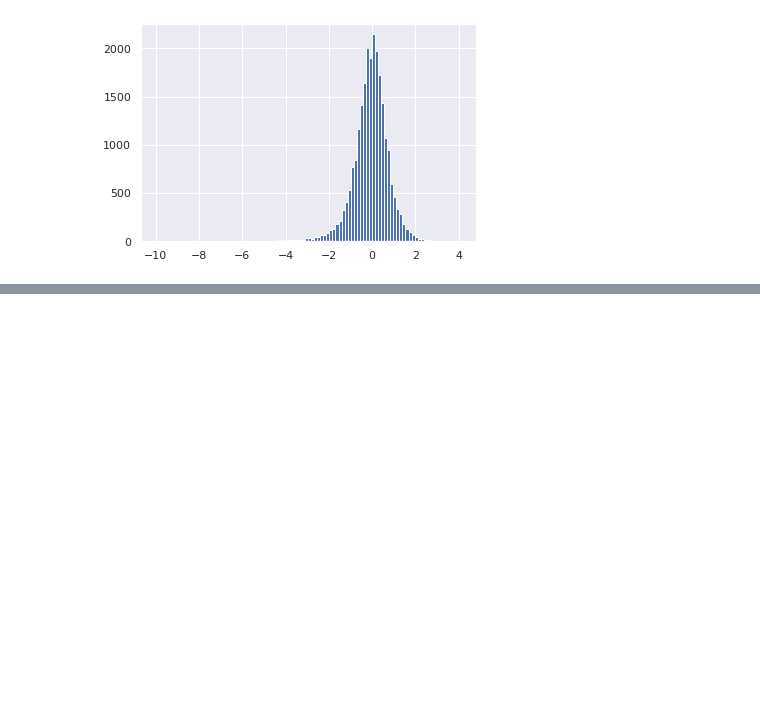
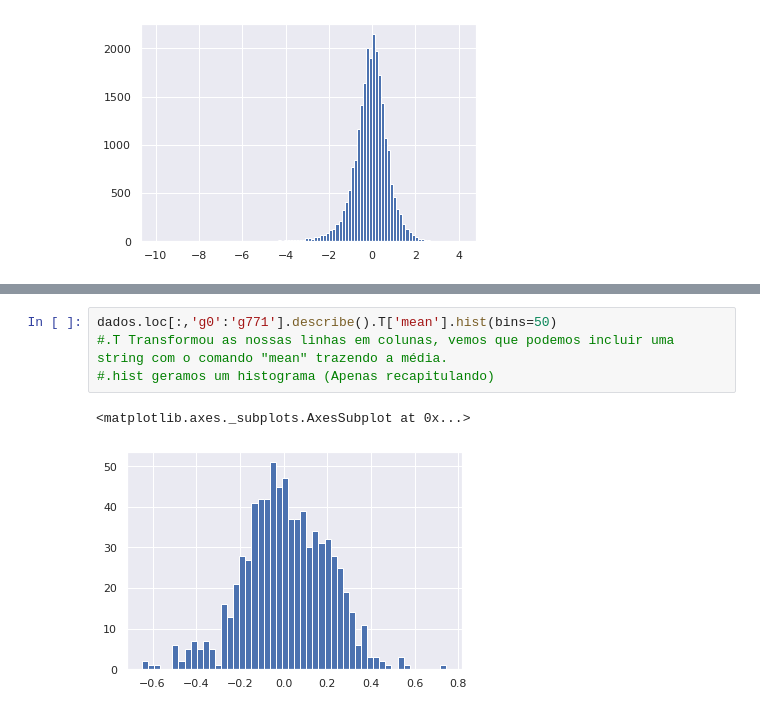
Before and after one commit to Vinicius-CSantos/imersaoAluraDados-, a Jupyter notebook: Imersão3_Aula.ipynb, the cells around one changed output, grey strips where cells are left out. Saved outputs shown, nothing was run; the diff lists cells and outputs as text; blank space fills up the shorter version.

Commit message:
Imersão Alura_Dados: Meu estudo!

```diff
--- a/Imersão3_Aula.ipynb
+++ b/Imersão3_Aula.ipynb
@@ -323,0 +368,7 @@ dados['g19'].hist(bins = 100)
+# %%
+dados.loc[:,'g0':'g771'].describe().T['mean'].hist(bins=50)
+#.T Transformou as nossas linhas em colunas, vemos que podemos incluir uma string com o comando "mean" trazendo a média.
+#.hist geramos um histograma (Apenas recapitulando)
+# %% [output]
+<matplotlib.axes._subplots.AxesSubplot at 0x...>
+[figure, added]
```
Also changed, not shown: parts of 24 cells of this notebook.
